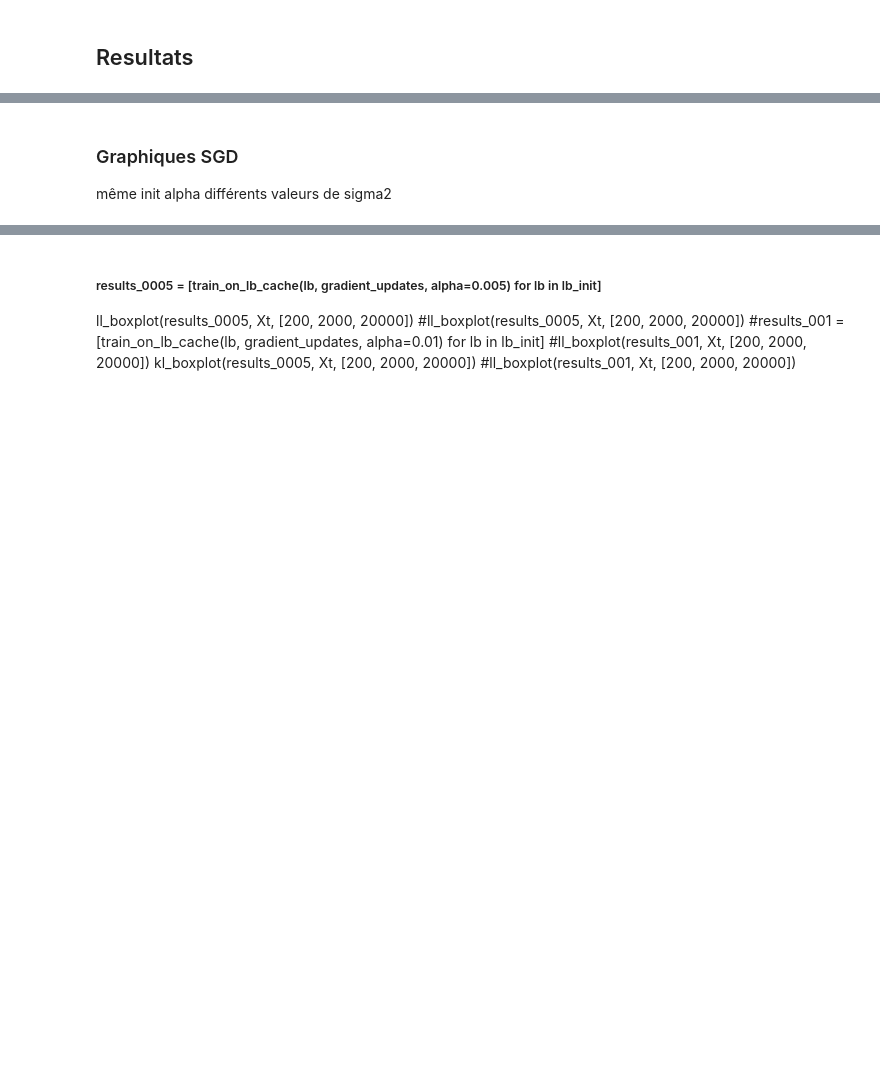
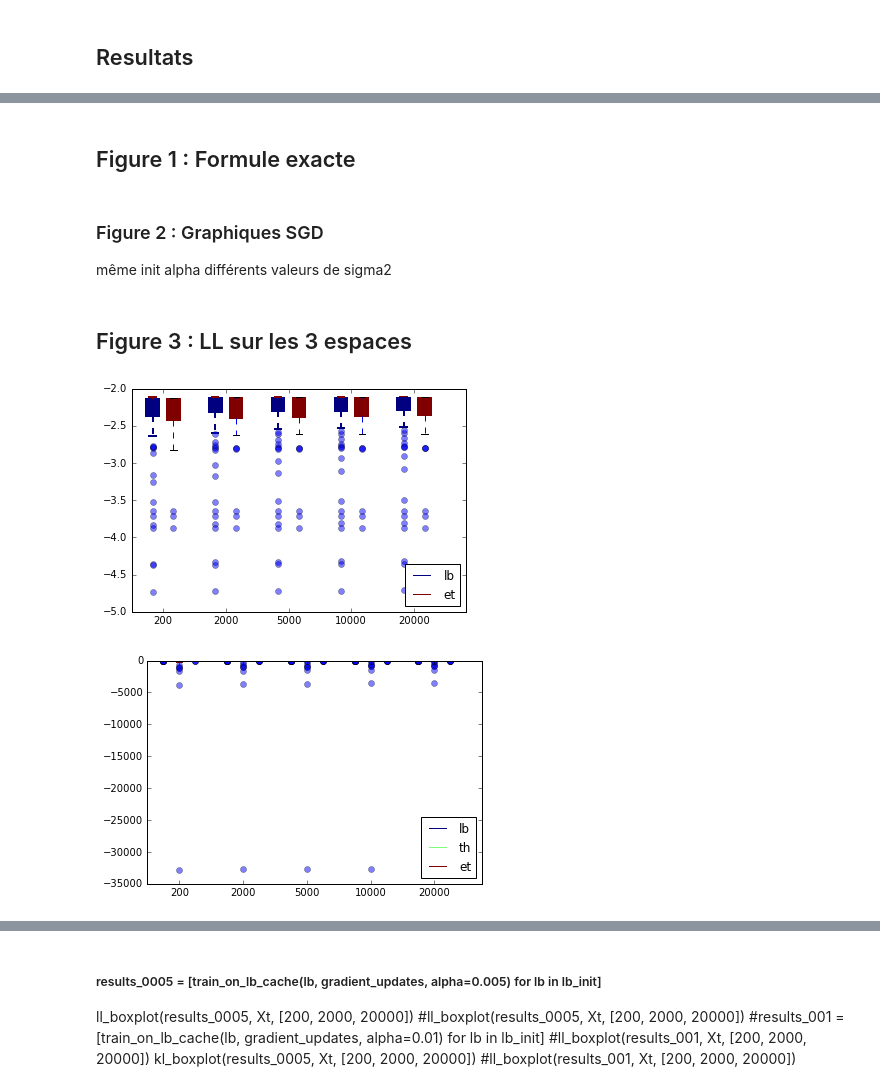
Before and after one commit to christophesaintjean/christophesaintjean.github.io, a Jupyter notebook: Python/Optimization with univariate gaussian.ipynb, the cells around one changed output, grey strips where cells are left out. Saved outputs shown, nothing was run; the diff lists cells and outputs as text; code cells hidden in the pictures; blank space fills up the shorter version.

Commit message:
Nouvelles optimisations Graphiques du papier

```diff
--- a/Python/Optimization with univariate gaussian.ipynb
+++ b/Python/Optimization with univariate gaussian.ipynb
@@ -119,6 +119,7 @@ NvB, XvB, XvB_f = batches(Xv, batch_size)
 Xtest = X[N//2:]
 # %%
 def ll(x, mu, sigma2):
+    #assert(sigma2 > 0)
     return -(x - mu)**2 /(2 * sigma2) - np.log(np.sqrt(2 * sigma2 * np.pi))
 
 def ll_theta(x, theta1, theta2):
@@ -130,13 +131,17 @@ def ll_eta(x, eta1, eta2):
     return ll_theta(x, theta1, theta2)
 
 def kl(mu_1, s_1, mu_2, s_2):
-    return 0.5*(s_1/s_2 - np.log(s_1/s_2) - (mu_1 - mu_2)**2 / s_2  - 1)
+    #assert(s_1 > 0 and s_2 > 0)
+    val = 0.5*(np.log(s_2/s_1) + (s_1/s_2) + ((mu_1 - mu_2)**2 / s_2)  - 1)
+    return val
 
 def ave_ll(mu, sigma2, chi):
     N = len(chi)
+    #assert(sigma2 > 0)
     return (1. / N) * sum(ll(x, mu, sigma2) for x in chi)
 
 def C_N(mu, sigma2, chi):
+    #assert(sigma2 > 0)
     return -ave_ll(mu, sigma2, chi)
 
 np.testing.assert_allclose(ll(4, mu_true, sigma2_true),
@@ -469,12 +498,15 @@ def train_on_et(et1_et2, update_method, **kwargs):
     return [mu_list, sig_list]
 # %%
 mem = Memory(cachedir='/tmp/joblib')
-train_on_lb_cache = mem.cache(train_on_lb)
-train_on_th_cache = mem.cache(train_on_th)
-train_on_et_cache = mem.cache(train_on_et)
+#train_on_lb_cache = mem.cache(train_on_lb)
+#train_on_th_cache = mem.cache(train_on_th)
+#train_on_et_cache = mem.cache(train_on_et)
 # %%
-def gradient_updates(cost, params, alpha):
-    updates = [(param, param - alpha*T.grad(cost, param)) for param in params]
+def gradient_updates(cost, params, alpha, known_grads=None):
+    if known_grads is None:
+        updates = [(param, param - alpha*T.grad(cost, param)) for param in params]
+    else:
+        updates = [(param, param - alpha*T.grad(cost, param, known_grads[param])) for param in params]
     return None, updates
 
 def gradient_updates_2(cost, params, alpha):
@@ -789,0 +879,2 @@ plt.plot(np.arange(1,len(ave_ll_train)+1), sig_list)
+# %% [markdown]
+## Figure 1 : Formule exacte
@@ -790,4 +908,4 @@ plt.plot(np.arange(1,len(ave_ll_train)+1), sig_list)
 # %% [markdown]
-### Graphiques SGD
+### Figure 2 : Graphiques SGD
 
 même init alpha différents valeurs de sigma2
@@ -793,0 +959,40 @@ même init alpha différents valeurs de sigma2
+# %% [markdown]
+## Figure 3 : LL sur les 3 espaces
+# %%
+ticks = [200, 2000, 5000, 10000, 20000]
+alpha_SGD_lb = 0.9 # 0.0316
+alpha_SGD_th = 0.9 # 3.2e-5
+alpha_SGD_et = alpha_SGD_lb
+
+update = gradient_updates_2
+
+mem.clear()
+#@mem.cache
+def lb_fun(lb, fun):
+    mu_list, sig_list = train_on_lb(lb, update, alpha=alpha_SGD_lb)
+    return [fun(mu_list[tick-1], sig_list[tick-1]) for tick in ticks]
+
+#@mem.cache
+def th_fun(th, fun):
+    mu_list, sig_list = train_on_th(th, update, alpha=alpha_SGD_th)
+    return [fun(mu_list[tick-1], sig_list[tick-1]) for tick in ticks]
+
+#@mem.cache
+def et_fun(et, fun):
+    mu_list, sig_list = train_on_et(et, update, alpha=alpha_SGD_et)
+    return [fun(mu_list[tick-1], sig_list[tick-1]) for tick in ticks]
+
+def kl_fun(m,s):
+    return kl(mu_true, sigma2_true, m, s)
+def ll_fun(m,s):
+    return ave_ll(m, s, Xtest)
+
+SGD_lb_alpha_ll = Parallel(n_jobs=-1, verbose=0)(delayed(lb_fun)(lb, ll_fun) for lb in lb_init)
+SGD_th_alpha_ll = Parallel(n_jobs=-1, verbose=0)(delayed(th_fun)(th, ll_fun) for th in th_init)
+SGD_et_alpha_ll = Parallel(n_jobs=-1, verbose=0)(delayed(et_fun)(et, ll_fun) for et in et_init)
+gboxplot(ticks, [SGD_lb_alpha_ll, SGD_et_alpha_ll] , ['lb', 'et'])
+plt.figure()
+gboxplot(ticks, [SGD_lb_alpha_ll, SGD_th_alpha_ll, SGD_et_alpha_ll] , ['lb', 'th', 'et'])
+# %% [output]
+[figure, added]
+[figure, added]
```
Also changed, not shown: parts of 17 cells of this notebook.
